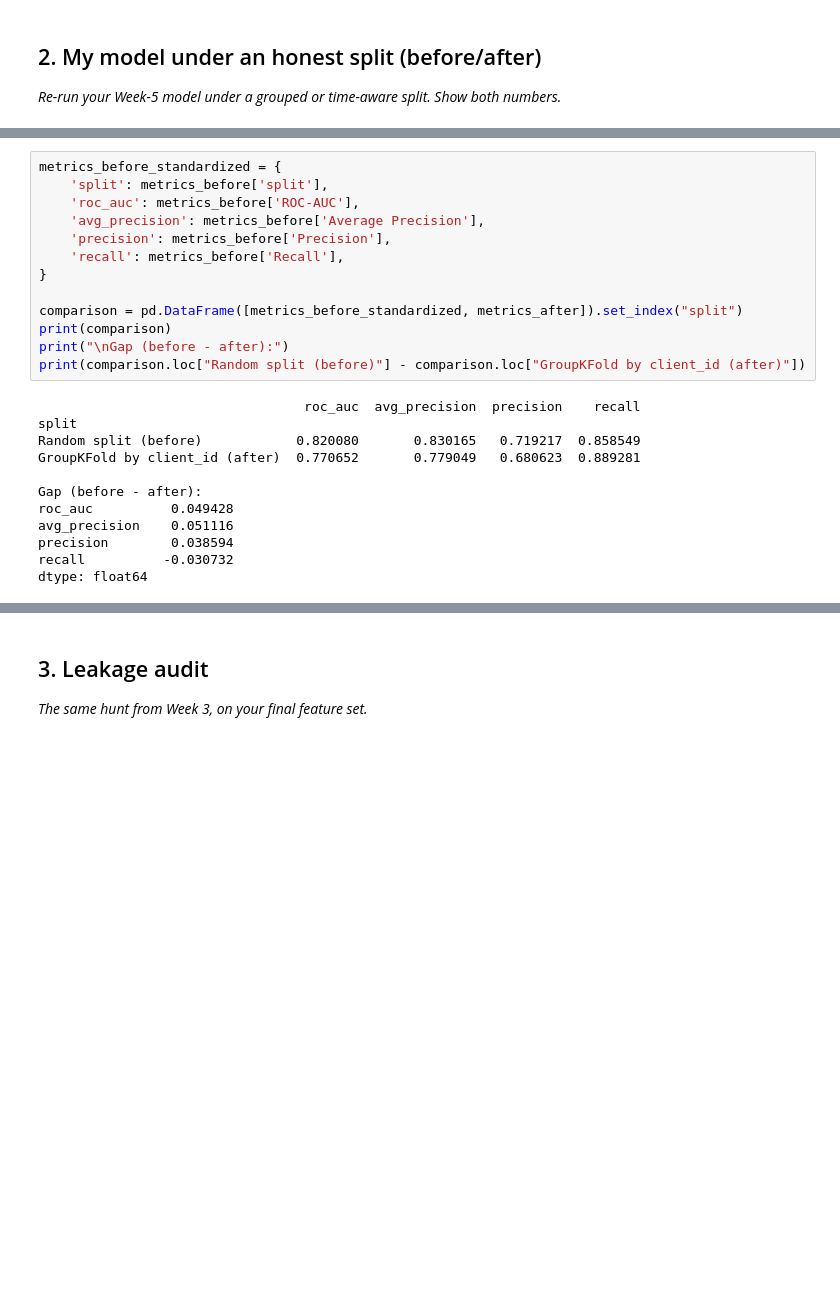
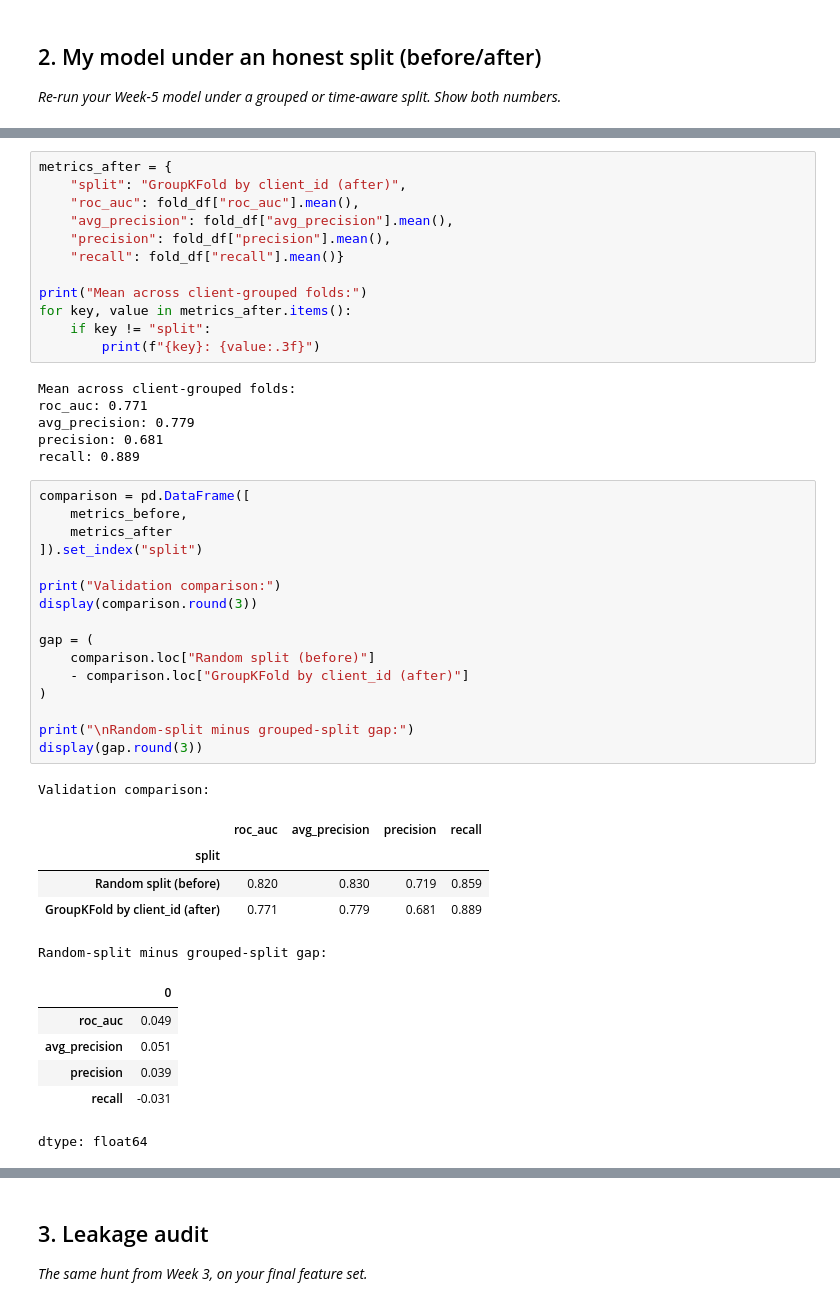
Before and after one commit to mariamemad975/FlyRank_ML, a Jupyter notebook: work/notebooks/w06_validation_audit.ipynb, the cells around one changed output, grey strips where cells are left out. Drawn from its saved outputs; the diff is of its cells as text; blank space fills up the shorter version.

```diff
--- a/work/notebooks/w06_validation_audit.ipynb
+++ b/work/notebooks/w06_validation_audit.ipynb
@@ -175,26 +247,48 @@ Mean across folds:
+# %%
+metrics_after = {
+    "split": "GroupKFold by client_id (after)",
+    "roc_auc": fold_df["roc_auc"].mean(),
+    "avg_precision": fold_df["avg_precision"].mean(),
+    "precision": fold_df["precision"].mean(),
+    "recall": fold_df["recall"].mean()}
+
+print("Mean across client-grouped folds:")
+for key, value in metrics_after.items():
+    if key != "split":
+        print(f"{key}: {value:.3f}")
+# %% [output]
+Mean across client-grouped folds:
+roc_auc: 0.771
+avg_precision: 0.779
+precision: 0.681
+recall: 0.889
 # %%
-metrics_before_standardized = {
-    'split': metrics_before['split'],
-    'roc_auc': metrics_before['ROC-AUC'],
-    'avg_precision': metrics_before['Average Precision'],
-    'precision': metrics_before['Precision'],
-    'recall': metrics_before['Recall'],
-}
+comparison = pd.DataFrame([
+    metrics_before,
+    metrics_after
+]).set_index("split")
 
-comparison = pd.DataFrame([metrics_before_standardized, metrics_after]).set_index("split")
-print(comparison)
-print("\nGap (before - after):")
-print(comparison.loc["Random split (before)"] - comparison.loc["GroupKFold by client_id (after)"])
+print("Validation comparison:")
+display(comparison.round(3))
+
+gap = (
+    comparison.loc["Random split (before)"]
+    - comparison.loc["GroupKFold by client_id (after)"]
+)
+
+print("\nRandom-split minus grouped-split gap:")
+display(gap.round(3))
 # %% [output]
-                                  roc_auc  avg_precision  precision    recall
-split
-Random split (before)            0.820080       0.830165   0.719217  0.858549
-GroupKFold by client_id (after)  0.770652       0.779049   0.680623  0.889281
-
-Gap (before - after):
-roc_auc          0.049428
-avg_precision    0.051116
-precision        0.038594
-recall          -0.030732
-dtype: float64
+Validation comparison:
+|  | roc_auc | avg_precision | precision | recall |
+| split |  |  |  |  |
+| Random split (before) | 0.820 | 0.830 | 0.719 | 0.859 |
+| GroupKFold by client_id (after) | 0.771 | 0.779 | 0.681 | 0.889 |
+Random-split minus grouped-split gap:
+|  | 0 |
+| roc_auc | 0.049 |
+| avg_precision | 0.051 |
+| precision | 0.039 |
+| recall | -0.031 |
+dtype: float64
 # %% [markdown]
```
Also changed, not shown: parts of 27 cells of this notebook.
